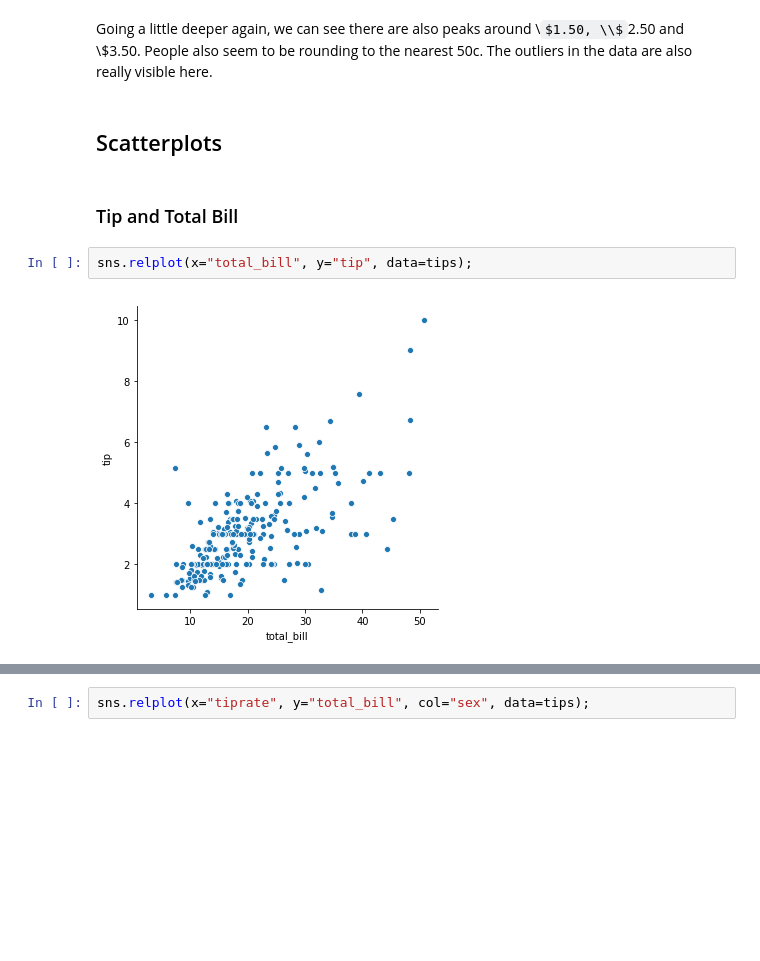
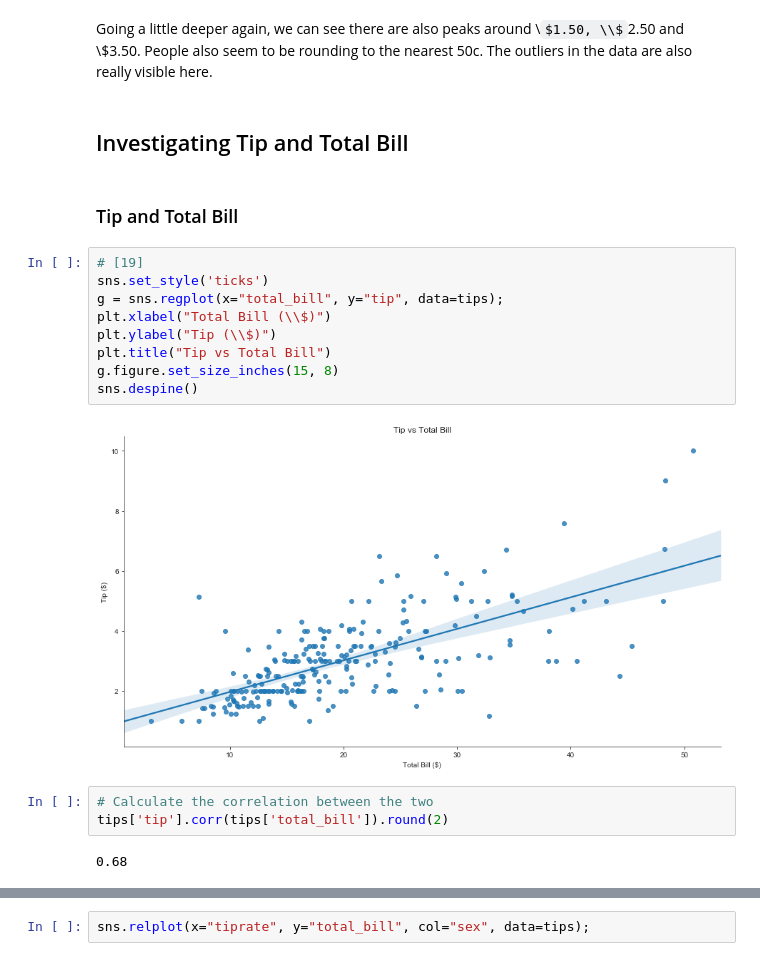
Before and after one commit to zoecahill1/fundamentals-project, a Jupyter notebook: tips-dataset.ipynb, the cells around one changed output, grey strips where cells are left out. Saved outputs shown, nothing was run; the diff lists cells and outputs as text; some formulas as TeX source; blank space fills up the shorter version.

Commit message:
added total bill vs tip analysis

```diff
--- a/tips-dataset.ipynb
+++ b/tips-dataset.ipynb
@@ -321,11 +321,23 @@ plt.show()
 [figure]
 # %% [markdown]
 Going a little deeper again, we can see there are also peaks around \\$1.50, \\$2.50 and \\$3.50. People also seem to be rounding to the nearest 50c. The outliers in the data are also really visible here.
-# %% [markdown]
-## Scatterplots
+# %% [markdown]
+## Investigating Tip and Total Bill
 # %% [markdown]
 ### Tip and Total Bill
-# %%
-sns.relplot(x="total_bill", y="tip", data=tips);
-# %% [output]
-[figure, removed]
+# %%
+# [19]
+sns.set_style('ticks')
+g = sns.regplot(x="total_bill", y="tip", data=tips);
+plt.xlabel("Total Bill (\\$)")
+plt.ylabel("Tip (\\$)")
+plt.title("Tip vs Total Bill")
+g.figure.set_size_inches(15, 8)
+sns.despine()
+# %% [output]
+[figure, added]
+# %%
+# Calculate the correlation between the two
+tips['tip'].corr(tips['total_bill']).round(2)
+# %% [output]
+0.68
```
Also changed, not shown: parts of 1 cell of this notebook.
